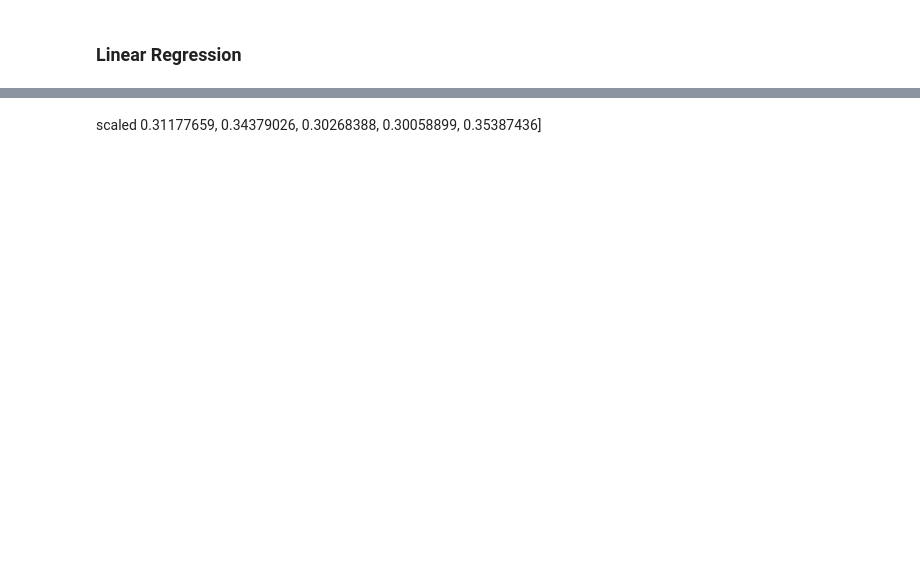
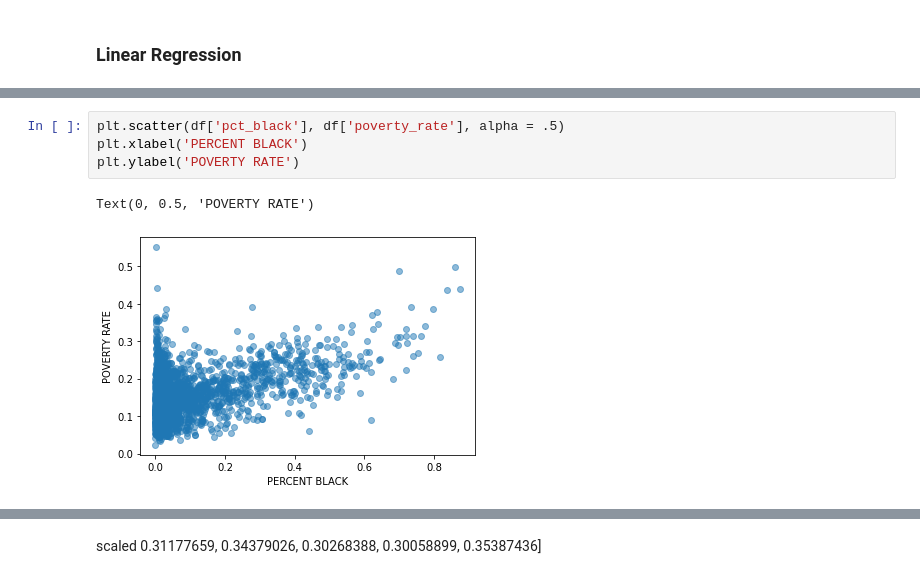
Before and after one commit to spark126/covid_poverty_and_death_rate, a Jupyter notebook: code/lucas_eda.ipynb, the cells around one changed output, grey strips where cells are left out. Drawn from its saved outputs; the diff is of its cells as text; blank space fills up the shorter version.

```diff
--- a/code/lucas_eda.ipynb
+++ b/code/lucas_eda.ipynb
@@ -240,0 +128,7 @@ array([ 0.32444544, -0.40867518,  0.18001054, -0.51536704,  0.30546618])
+# %%
+plt.scatter(df['pct_black'], df['poverty_rate'], alpha = .5)
+plt.xlabel('PERCENT BLACK')
+plt.ylabel('POVERTY RATE')
+# %% [output]
+Text(0, 0.5, 'POVERTY RATE')
+[figure, added]
```
Also changed, not shown: parts of 55 cells of this notebook.
